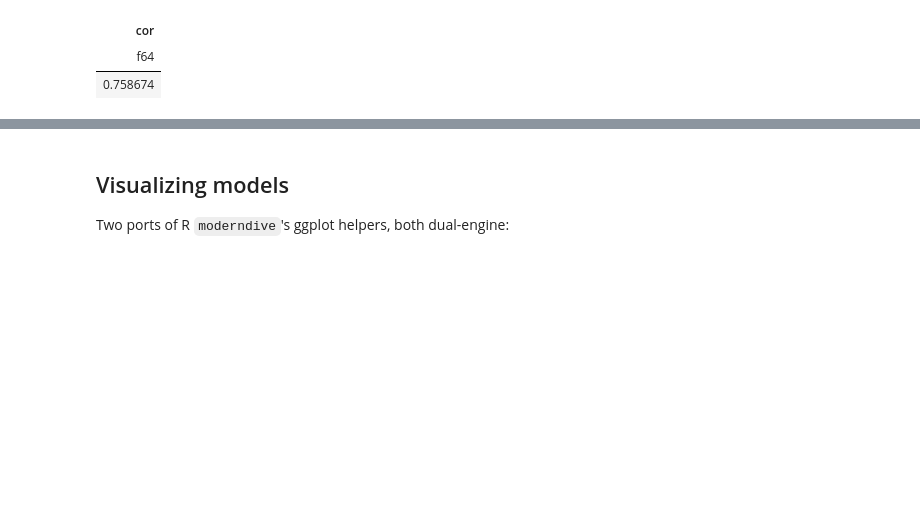
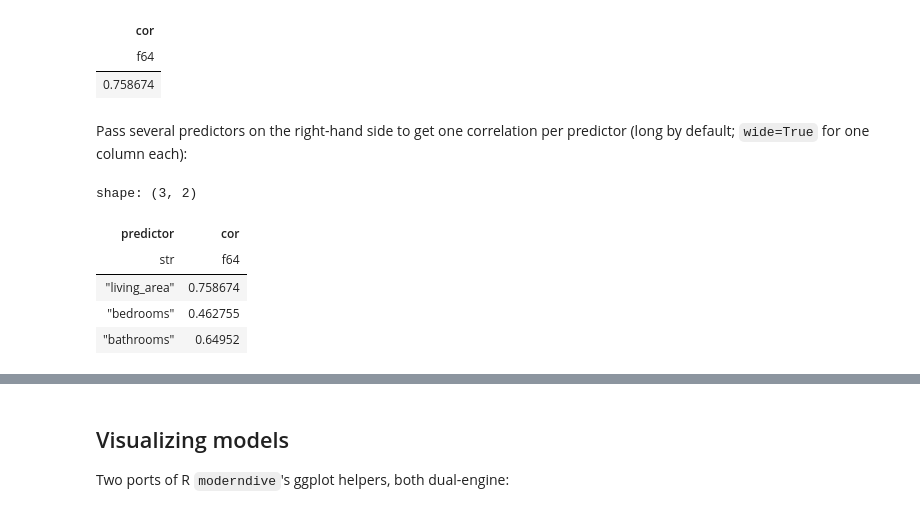
Before and after one commit to moderndive/moderndive-python, a Jupyter notebook: doc/_build/jupyter_execute/guides/regression.ipynb, the cells around one changed output, grey strips where cells are left out. Cells and saved outputs as stored; diff of their text form; code cells hidden in the pictures; blank space fills up the shorter version.

```diff
--- a/doc/_build/jupyter_execute/guides/regression.ipynb
+++ b/doc/_build/jupyter_execute/guides/regression.ipynb
@@ -67,3 +68,15 @@ shape: (1, 1)
 | cor |
 | f64 |
 | 0.758674 |
+# %% [markdown]
+Pass several predictors on the right-hand side to get one correlation per
+predictor (long by default; `wide=True` for one column each):
+# %%
+get_correlation(houses, "price ~ living_area + bedrooms + bathrooms", quiet=True)
+# %% [output]
+shape: (3, 2)
+| predictor | cor |
+| str | f64 |
+| "living_area" | 0.758674 |
+| "bedrooms" | 0.462755 |
+| "bathrooms" | 0.64952 |
```
Also changed, not shown: parts of 6 cells of this notebook, 47 other files.
